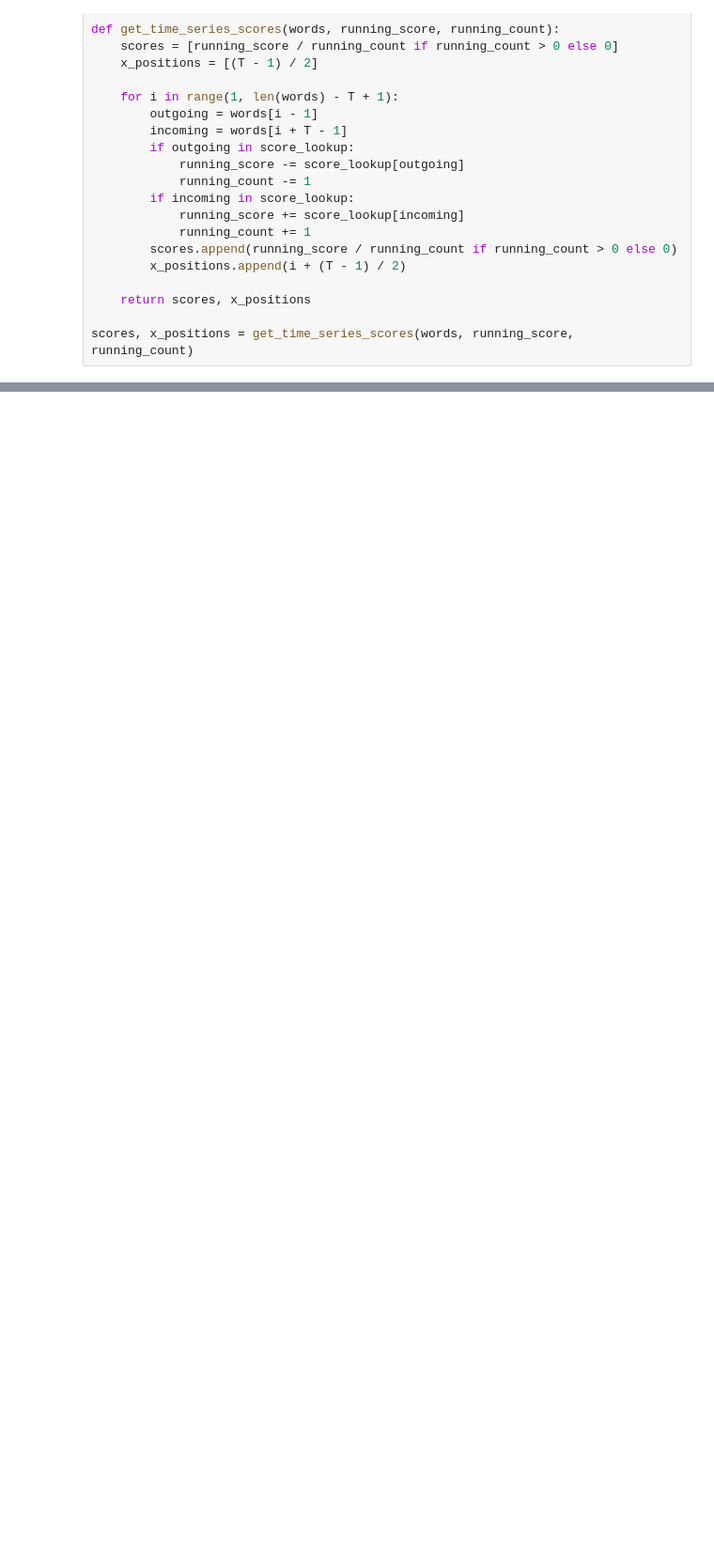
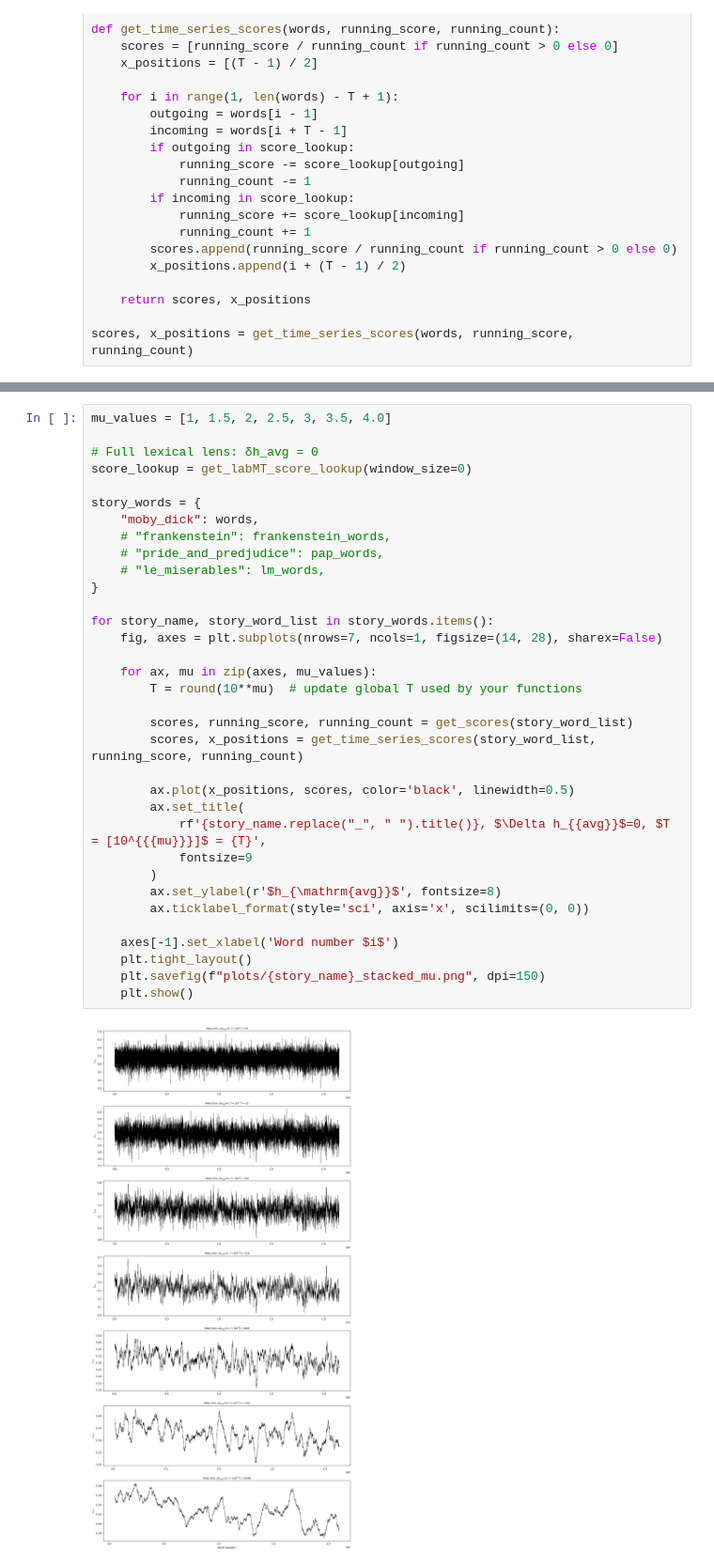
Before and after one commit to marobinette/pocs, a Jupyter notebook: pocs_2/assignment_2.ipynb, the cells around one changed output, grey strips where cells are left out. Shown at 94% size. Drawn from its saved outputs; the diff is of its cells as text; blank space fills up the shorter version.

```diff
--- a/pocs_2/assignment_2.ipynb
+++ b/pocs_2/assignment_2.ipynb
@@ -205,0 +212,36 @@ plt.show()
+# %%
+mu_values = [1, 1.5, 2, 2.5, 3, 3.5, 4.0]
+
+# Full lexical lens: δh_avg = 0
+score_lookup = get_labMT_score_lookup(window_size=0)
+
+story_words = {
+    "moby_dick": words,
+    # "frankenstein": frankenstein_words,
+    # "pride_and_predjudice": pap_words,
+    # "le_miserables": lm_words,
+}
+
+for story_name, story_word_list in story_words.items():
+    fig, axes = plt.subplots(nrows=7, ncols=1, figsize=(14, 28), sharex=False)
+
+    for ax, mu in zip(axes, mu_values):
+        T = round(10**mu)  # update global T used by your functions
+
+        scores, running_score, running_count = get_scores(story_word_list)
+        scores, x_positions = get_time_series_scores(story_word_list, running_score, running_count)
+
+        ax.plot(x_positions, scores, color='black', linewidth=0.5)
+        ax.set_title(
+            rf'{story_name.replace("_", " ").title()}, $\Delta h_{{avg}}$=0, $T = [10^{{{mu}}}]$ = {T}',
+            fontsize=9
+        )
+        ax.set_ylabel(r'$h_{\mathrm{avg}}$', fontsize=8)
+        ax.ticklabel_format(style='sci', axis='x', scilimits=(0, 0))
+
+    axes[-1].set_xlabel('Word number $i$')
+    plt.tight_layout()
+    plt.savefig(f"plots/{story_name}_stacked_mu.png", dpi=150)
+    plt.show()
+# %% [output]
+[figure, added]
```
Also changed, not shown: parts of 4 cells of this notebook.
